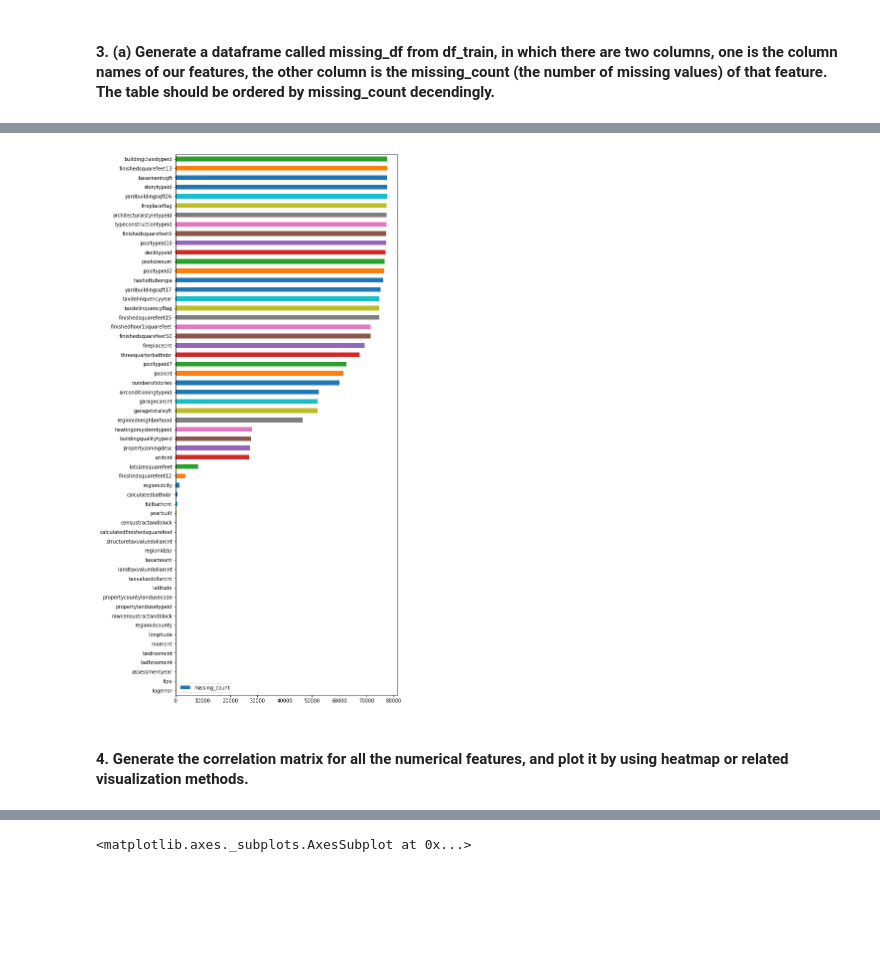
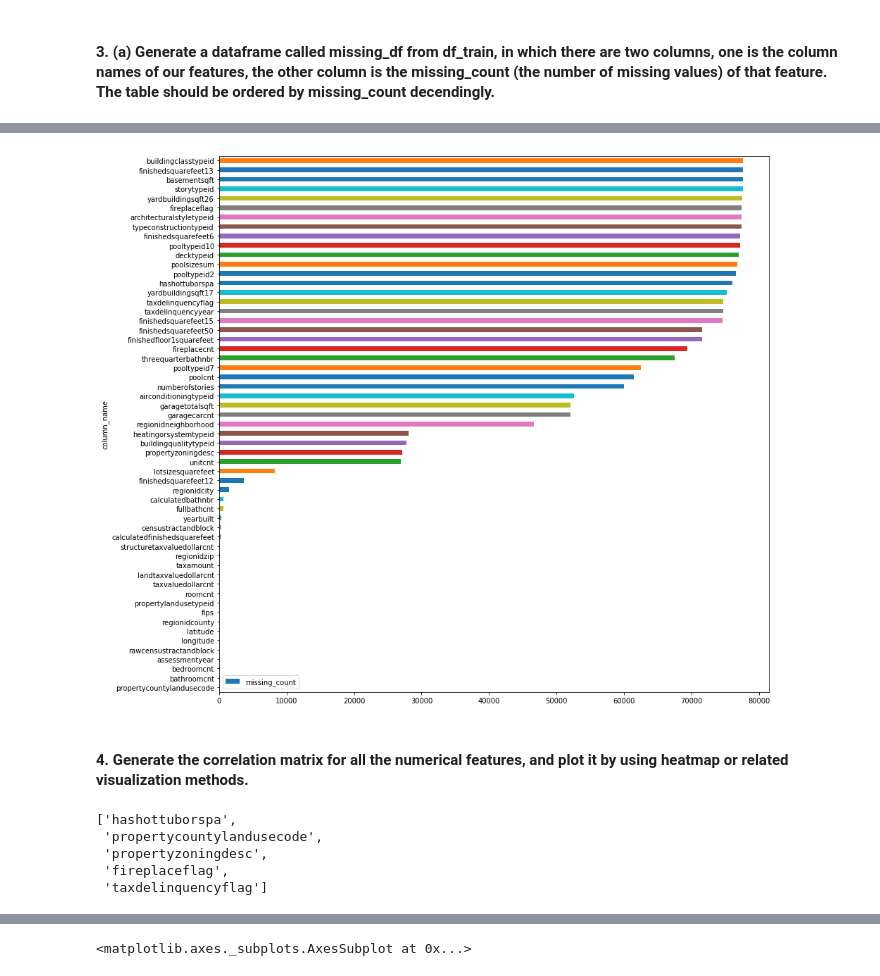
Before and after one commit to freena22/Kaggle, a Jupyter notebook: Data_Proposessing_Projects/Data_Cleansing_Practice_Zillow_Data.ipynb, the cells around one changed output, grey strips where cells are left out. Cells and saved outputs as stored; diff of their text form; code cells hidden in the pictures; blank space fills up the shorter version.

Commit message:
fix the missing values problem

```diff
--- a/Data_Proposessing_Projects/Data_Cleansing_Practice_Zillow_Data.ipynb
+++ b/Data_Proposessing_Projects/Data_Cleansing_Practice_Zillow_Data.ipynb
@@ -113,6 +123,17 @@ missing_df
-# %%
-_ = missing_df.plot.barh(y='missing_count',figsize=(8,20))
-# %% [output]
-[figure, removed]
+# %%
+
+_ = missing_df.plot(x='column_name',y='missing_count',kind='barh',figsize=(14,14),logx=False)
+# %% [output]
+[figure, added]
 # %% [markdown]
 #### 4. Generate the correlation matrix for all the numerical features, and plot it by using heatmap or related visualization methods.
+# %%
+# Classfify the features into categorical and numerical features
+catcols = df_train.select_dtypes(include='object').columns.values.tolist()
+catcols
+# %% [output]
+['hashottuborspa',
+ 'propertycountylandusecode',
+ 'propertyzoningdesc',
+ 'fireplaceflag',
+ 'taxdelinquencyflag']
```
Also changed, not shown: parts of 43 cells of this notebook.
